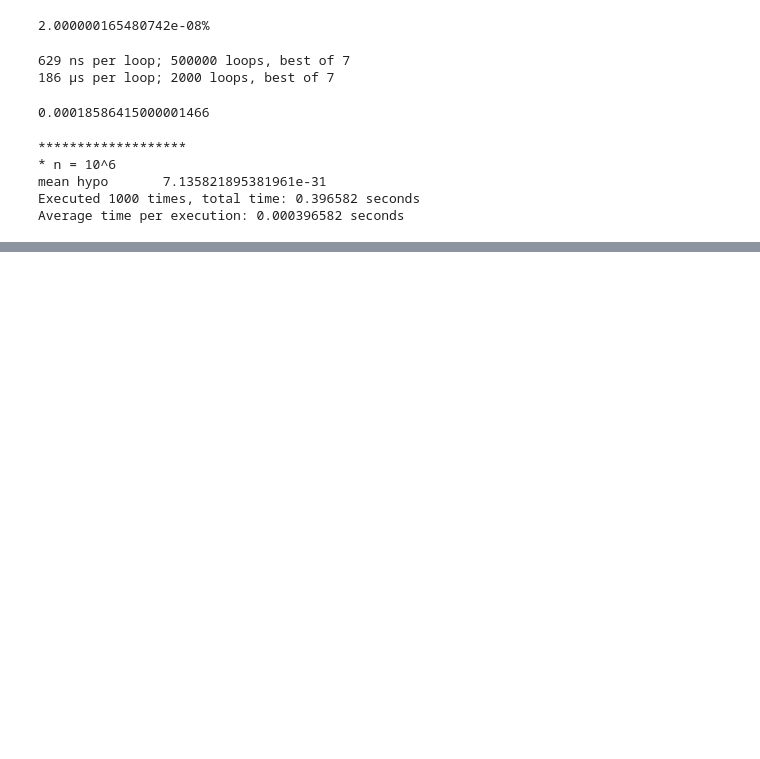
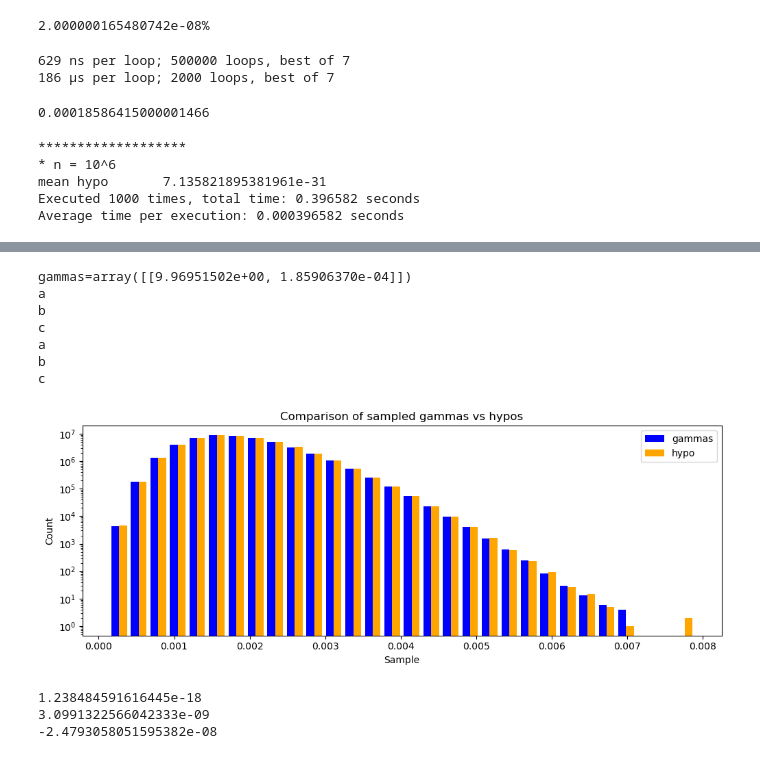
Before and after one commit to UC-Davis-molecular-computing/ppsim-rust, a Jupyter notebook: gamma.ipynb, the cells around one changed output, grey strips where cells are left out. Drawn from its saved outputs; the diff is of its cells as text; code cells hidden in the pictures; blank space fills up the shorter version.

```diff
--- a/gamma.ipynb
+++ b/gamma.ipynb
@@ -736,0 +952,64 @@ gammas=array([[9.99966995e+01, 1.98065753e-08]])
+# %%
+from math import sqrt
+import numpy as np
+import sys
+sys.path.append('C:/Dropbox/src/python/')
+import gamma
+
+n = 10**2
+k = round(sqrt(n))
+o = 2
+trials = 5*10**7
+seed = 1
+
+# print(f'{k=}')
+rng = np.random.default_rng(seed)
+gammas = gamma.gammas_params_matching_hypo(n, k, o, 1)
+print(f'{gammas=}')
+# gammas_samples = gamma.sample_gammas_sum(rng, gammas, trials)
+gammas_samples = gamma.sample_hypos(rng, n, k, o, trials)
+hypo_samples = gamma.sample_hypos(rng, n, k, o, trials)
+
+import matplotlib.pyplot as plt
+fig, ax = plt.subplots(figsize=(10, 4))
+
+# Plot histograms with transparency (alpha) to see overlap
+ax.hist([gammas_samples, hypo_samples], bins=30, histtype='bar',
+        label=['gammas', 'hypo'],
+        color=['blue', 'orange'],
+        rwidth=0.8)
+
+# Add labels and legend
+ax.set_xlabel('Sample')
+ax.set_ylabel('Count')
+ax.set_title('Comparison of sampled gammas vs hypos')
+ax.legend()
+
+# Show the plot
+plt.tight_layout()
+plt.yscale('log')
+# plt.show()
+# %% [output]
+gammas=array([[9.96951502e+00, 1.85906370e-04]])
+a
+b
+c
+a
+b
+c
+[figure, added]
+# %%
+from scipy.special import polygamma
+def var_hypo2(n, k):
+    return 4 * k * (k - 2 * k * n - 2 * n * (n - 1)) / ((n - 1) * (n + k - 1)) ** 2 + \
+        8 * (polygamma(1, n - 1) - polygamma(1, n + k - 1))
+n = 10**5
+k = 31
+v = var_hypo2(n, k)
+print(v)
+print(polygamma(1, n - 1) - polygamma(1, n + k - 1))
+print(4 * k * (k - 2 * k * n - 2 * n * (n - 1)) / ((n - 1) * (n + k - 1)) ** 2)
+# %% [output]
+1.238484591616445e-18
+3.0991322566042333e-09
+-2.4793058051595382e-08
```
Also changed, not shown: parts of 17 cells of this notebook, 3 other files.
